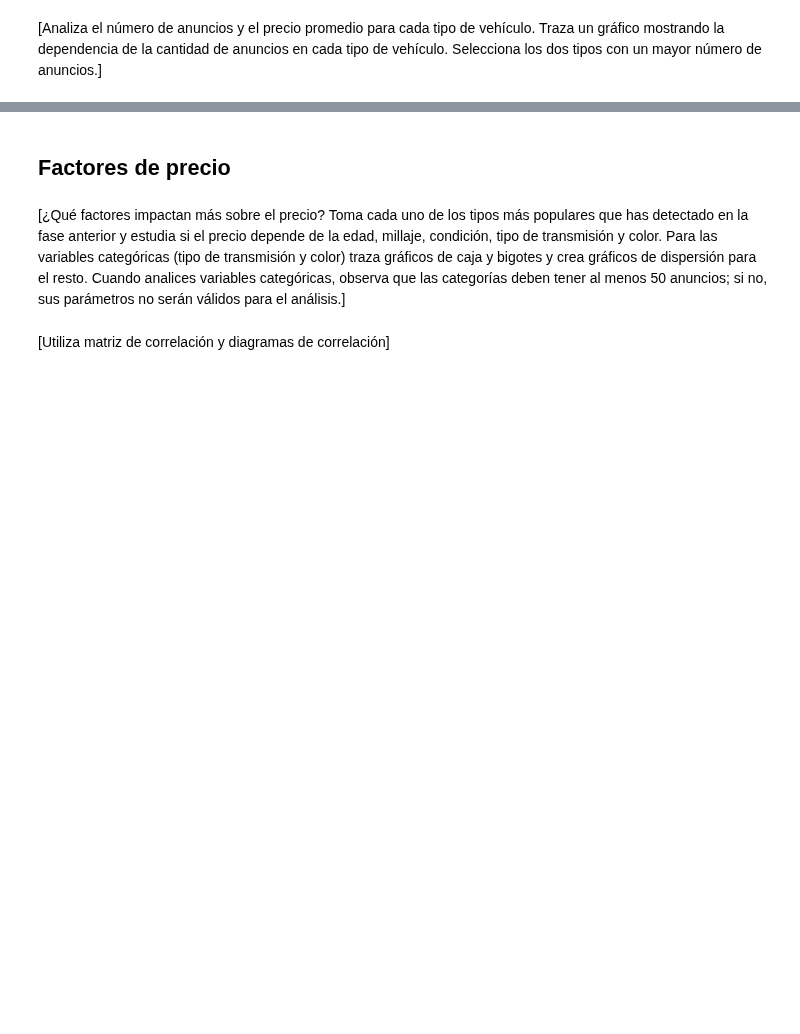
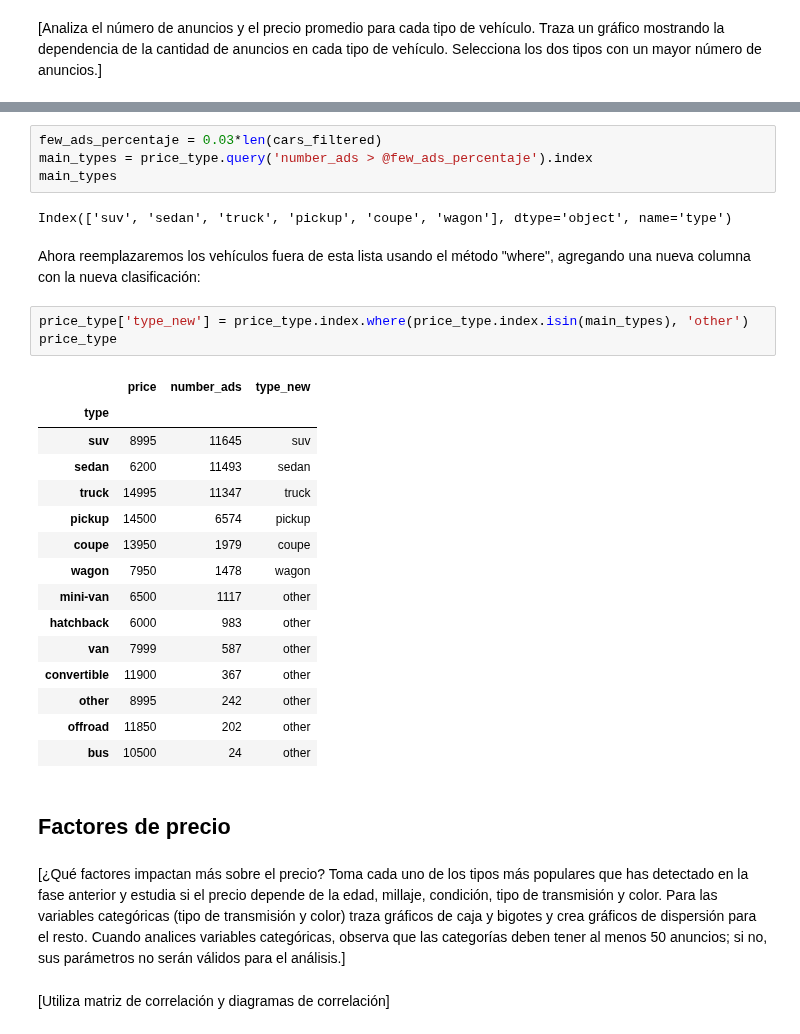
Before and after one commit to ChristianMartinezCaceres/Practicum-portfolio, a Jupyter notebook: 03_vehicle_price_Analysis/vehicle_price_analysis_notebook.ipynb, the cells around one changed output, grey strips where cells are left out. Saved outputs shown, nothing was run; the diff lists cells and outputs as text; blank space fills up the shorter version.

Commit message:
precio promedio y agrupacion en other

```diff
--- a/03_vehicle_price_Analysis/vehicle_price_analysis_notebook.ipynb
+++ b/03_vehicle_price_Analysis/vehicle_price_analysis_notebook.ipynb
@@ -1264,3 +1335,30 @@ Luego de comparar ambos set de datos, no notamos que nuestro análisis explorato
+# %%
+few_ads_percentaje = 0.03*len(cars_filtered)
+main_types = price_type.query('number_ads > @few_ads_percentaje').index
+main_types
+# %% [output]
+Index(['suv', 'sedan', 'truck', 'pickup', 'coupe', 'wagon'], dtype='object', name='type')
+# %% [markdown]
+Ahora reemplazaremos los vehículos fuera de esta lista usando el método "where", agregando una nueva columna con la nueva clasificación:
+# %%
+price_type['type_new'] = price_type.index.where(price_type.index.isin(main_types), 'other')
+price_type
+# %% [output]
+|  | price | number_ads | type_new |
+| type |  |  |  |
+| suv | 8995 | 11645 | suv |
+| sedan | 6200 | 11493 | sedan |
+| truck | 14995 | 11347 | truck |
+| pickup | 14500 | 6574 | pickup |
+| coupe | 13950 | 1979 | coupe |
+| wagon | 7950 | 1478 | wagon |
+| mini-van | 6500 | 1117 | other |
+| hatchback | 6000 | 983 | other |
+| van | 7999 | 587 | other |
+| convertible | 11900 | 367 | other |
+| other | 8995 | 242 | other |
+| offroad | 11850 | 202 | other |
+| bus | 10500 | 24 | other |
 # %% [markdown]
 ## Factores de precio
 # %% [markdown]
```
Also changed, not shown: parts of 12 cells of this notebook.
